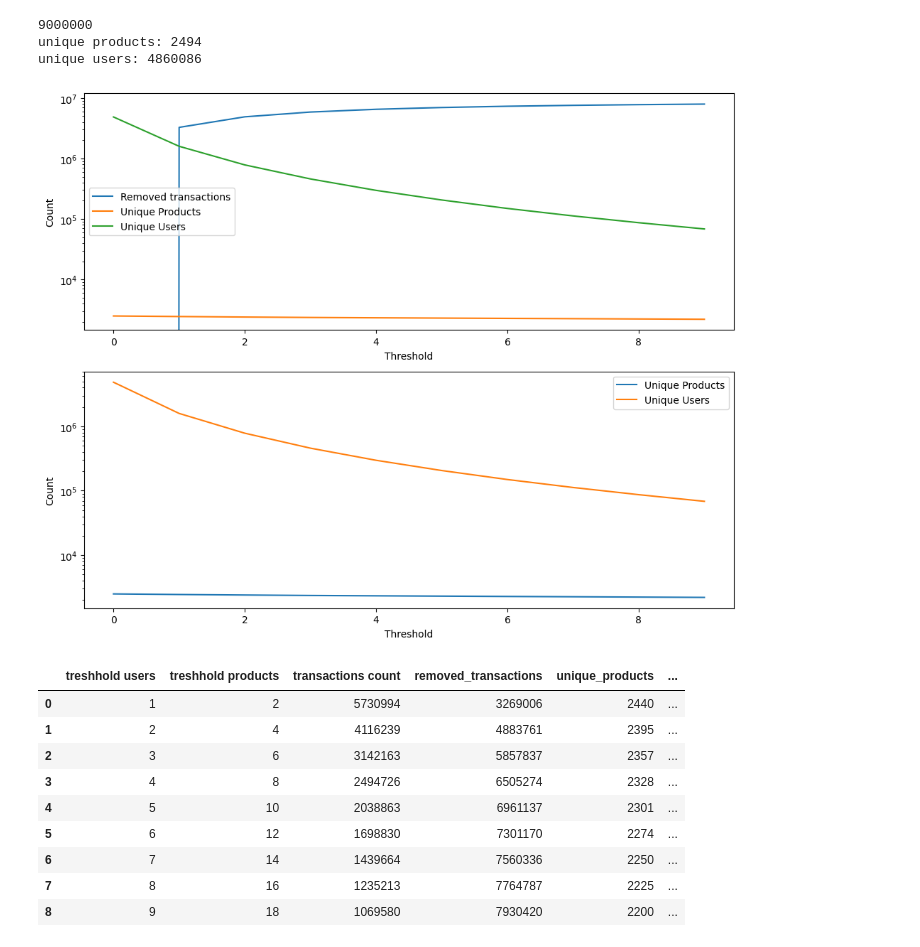
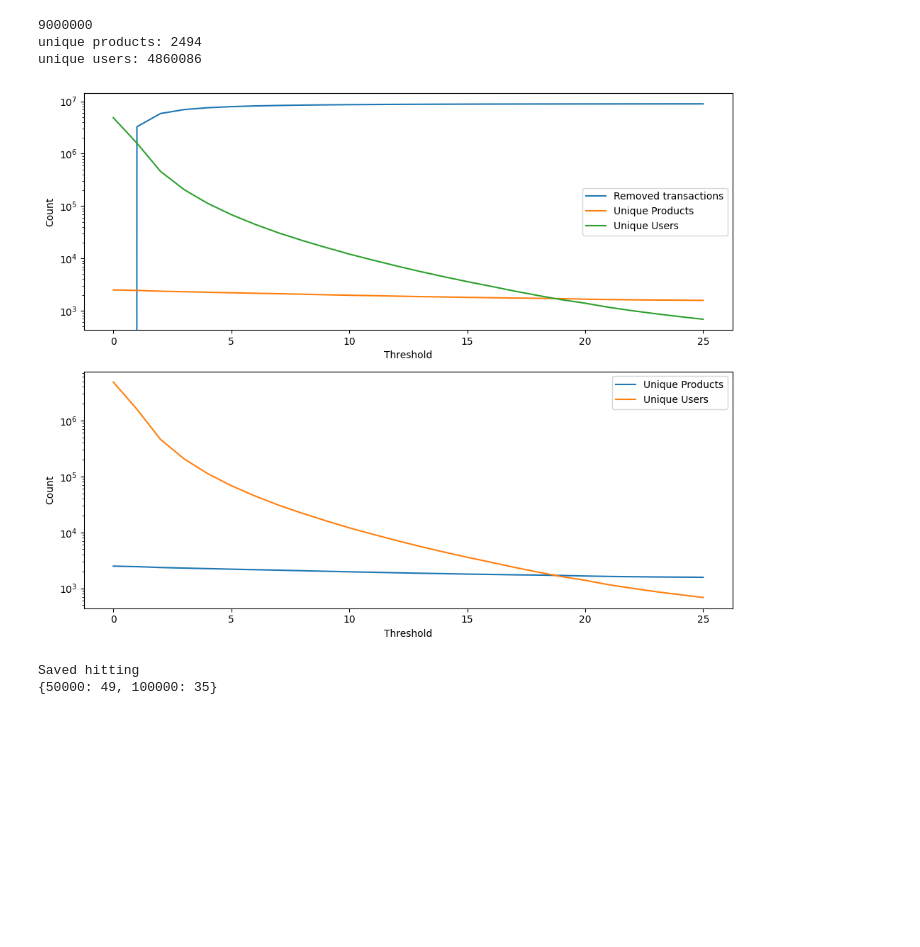
Before and after one commit to NeneWang/recommendation-systems-exploration, a Jupyter notebook: enhancement/standard_format_data_games.ipynb, the cells around one changed output. Drawn from its saved outputs; the diff is of its cells as text; code cells hidden in the pictures; blank space fills up the shorter version.

```diff
--- a/enhancement/standard_format_data_games.ipynb
+++ b/enhancement/standard_format_data_games.ipynb
@@ -367,9 +367,9 @@ removed_transactions = [0]
 unique_books = [len(transactions_products["product_id"].unique())]
 unique_products = [len(transactions_products["user_id"].unique())]
 array_counts = []
-save_hitting = {50000, 100000} #50 000 and 100 000
+save_hitting = {50000: None, 100000: None} #50 000 and 100 000
 MULTIPLIER_BOOKS = 2
-for i in range(1, 10, 1):
+for i in range(1, 100, 2):
     # user_treshhold, product_treshold, original_transactions, products, save_as_append=""):
     transactions, _ = clean_with_treshhold(i, i*MULTIPLIER_BOOKS, transactions_products, products_books)
     # print(i, len(transactions_books) - len(transactions))
@@ -377,7 +377,16 @@ for i in range(1, 10, 1):
     unique_books.append(len(transactions["product_id"].unique()))
     unique_products.append(len(transactions["user_id"].unique()))
     array_counts.append({"treshhold users": i, "treshhold products": i*MULTIPLIER_BOOKS, "transactions count": len(transactions), "removed_transactions": len(transactions_products) - len(transactions), "unique_products": len(transactions["product_id"].unique()), "unique_users": len(transactions["user_id"].unique() )})
-
+    # if len(transactions) > 50000 and save_hitting[50000] is None:
+    #     save_hitting[50000] = i
+    # if len(transactions) > 100000 and save_hitting[100000] is None:
+    #     save_hitting[100000] = i
+    for key in save_hitting.keys():
+        if len(transactions) < key and save_hitting[key] is None:
+            save_hitting[key] = i
+    # If all save hitting is found, break
+    if all(value is not None for value in save_hitting.values()):
+        break
 
 # Create subplots with 2 rows and 1 column
 fig, (ax1, ax2) = plt.subplots(2, 1, figsize=(10, 8))
@@ -385,44 +394,38 @@ fig, (ax1, ax2) = plt.subplots(2, 1, figsize=(10, 8))
 # Plot the removed transactions, unique books, and unique users on the first subplot
 ax1.plot(removed_transactions)
 ax1.plot(unique_books)
 ax1.plot(unique_products)
 
 # Plot a closer look at unique books and unique users on the second subplot
 ax2.plot(unique_books)
 ax2.plot(unique_products)
 
 # Set labels and legend
 ax1.legend(["Removed transactions", "Unique Products", "Unique Users"])
 ax1.set_xlabel("Threshold")
 ax1.set_ylabel("Count")
 
 ax2.legend(["Unique Products", "Unique Users"])
 ax2.set_xlabel("Threshold")
 ax2.set_ylabel("Count")
 
 
 # Set y-axis to logarithmic scale
 ax1.set_yscale('log')
 ax2.set_yscale('log')
 
 plt.tight_layout()
 plt.show()
 
 # show dataframe.
 df_counts = pd.DataFrame(array_counts)
 df_counts.head(10)
+print('Saved hitting')
+pprint.pprint(save_hitting)
 # %% [output]
-[figure, old version]
+[figure, new version]
-|  | treshhold users | treshhold products | transactions count | removed_transactions | unique_products | ... |
-| 0 | 1 | 2 | 5730994 | 3269006 | 2440 | ... |
-| 1 | 2 | 4 | 4116239 | 4883761 | 2395 | ... |
-| 2 | 3 | 6 | 3142163 | 5857837 | 2357 | ... |
-| 3 | 4 | 8 | 2494726 | 6505274 | 2328 | ... |
-| 4 | 5 | 10 | 2038863 | 6961137 | 2301 | ... |
-| 5 | 6 | 12 | 1698830 | 7301170 | 2274 | ... |
-| 6 | 7 | 14 | 1439664 | 7560336 | 2250 | ... |
-| 7 | 8 | 16 | 1235213 | 7764787 | 2225 | ... |
-| 8 | 9 | 18 | 1069580 | 7930420 | 2200 | ... |
+Saved hitting
+{50000: 49, 100000: 35}
 # %%
 
 
```
Also changed, not shown: parts of 1 cell of this notebook, 7 other files.
